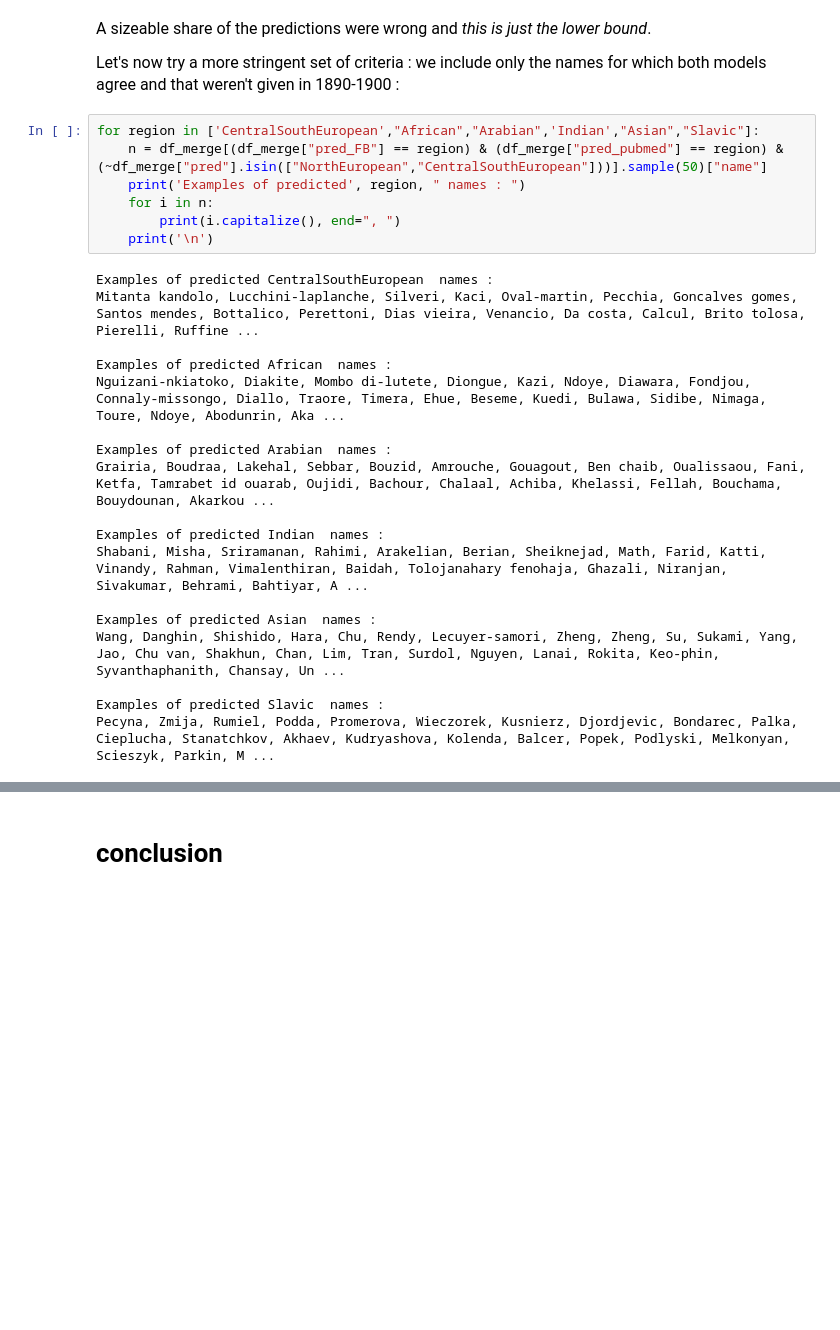
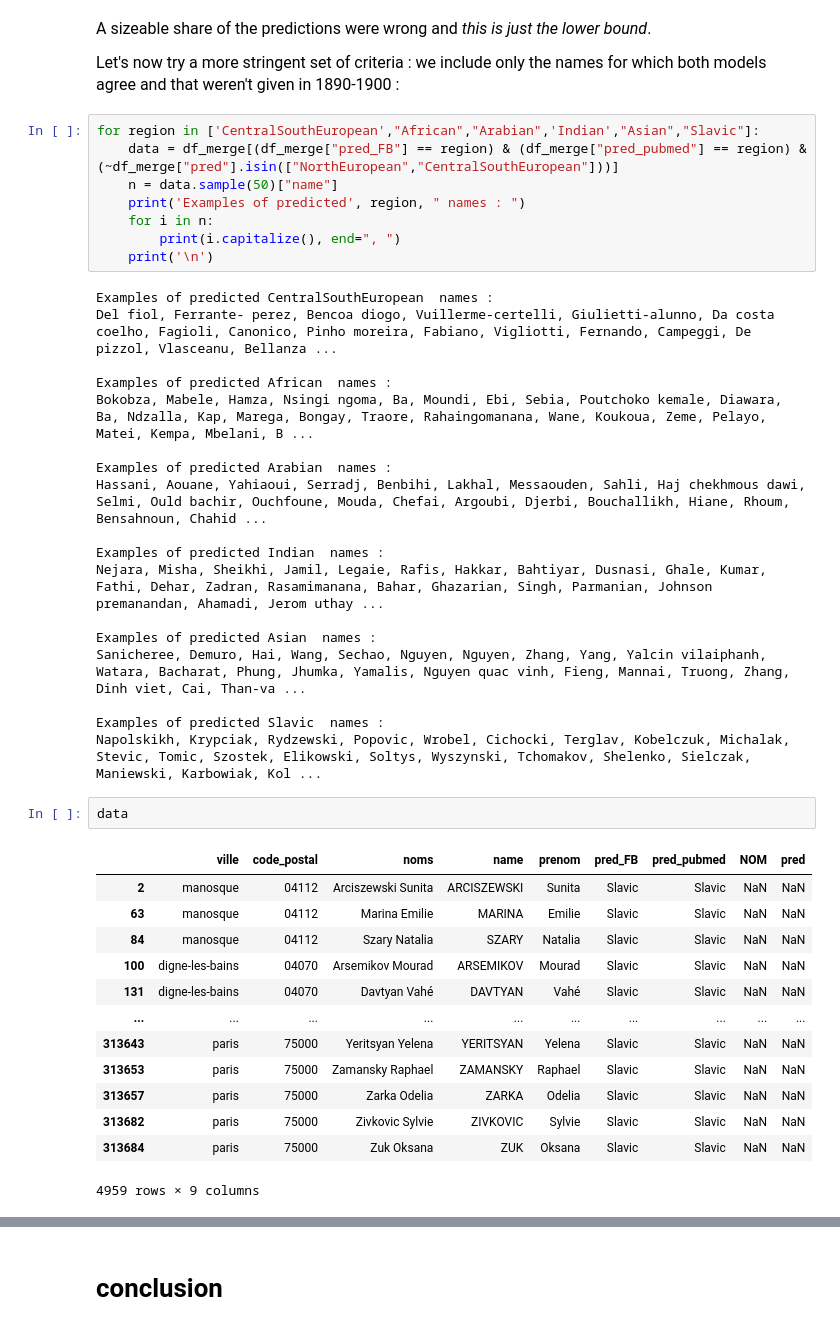
Before and after one commit to dlmrr/Facebook_names, a Jupyter notebook: notebooks/4. Testing on other data.ipynb, the cells around one changed output, grey strips where cells are left out. Cells and saved outputs as stored; diff of their text form; blank space fills up the shorter version.

```diff
--- a/notebooks/4. Testing on other data.ipynb
+++ b/notebooks/4. Testing on other data.ipynb
@@ -463,27 +463,44 @@ African pred_pubmed  :  42.3 % at least were in fact european names
 <font size="3">Let's now try a more stringent set of criteria : we include only the names for which both models agree and that weren't given in 1890-1900 :
 # %%
 for region in ['CentralSouthEuropean',"African","Arabian",'Indian',"Asian","Slavic"]:
-    n = df_merge[(df_merge["pred_FB"] == region) & (df_merge["pred_pubmed"] == region) & (~df_merge["pred"].isin(["NorthEuropean","CentralSouthEuropean"]))].sample(50)["name"]
+    data = df_merge[(df_merge["pred_FB"] == region) & (df_merge["pred_pubmed"] == region) & (~df_merge["pred"].isin(["NorthEuropean","CentralSouthEuropean"]))]
+    n = data.sample(50)["name"]
     print('Examples of predicted', region, " names : ")
     for i in n:
         print(i.capitalize(), end=", ")
     print('\n')
 # %% [output]
 Examples of predicted CentralSouthEuropean  names :
-Mitanta kandolo, Lucchini-laplanche, Silveri, Kaci, Oval-martin, Pecchia, Goncalves gomes, Santos mendes, Bottalico, Perettoni, Dias vieira, Venancio, Da costa, Calcul, Brito tolosa, Pierelli, Ruffine ...
+Del fiol, Ferrante- perez, Bencoa diogo, Vuillerme-certelli, Giulietti-alunno, Da costa coelho, Fagioli, Canonico, Pinho moreira, Fabiano, Vigliotti, Fernando, Campeggi, De pizzol, Vlasceanu, Bellanza ...
 
 Examples of predicted African  names :
-Nguizani-nkiatoko, Diakite, Mombo di-lutete, Diongue, Kazi, Ndoye, Diawara, Fondjou, Connaly-missongo, Diallo, Traore, Timera, Ehue, Beseme, Kuedi, Bulawa, Sidibe, Nimaga, Toure, Ndoye, Abodunrin, Aka ...
+Bokobza, Mabele, Hamza, Nsingi ngoma, Ba, Moundi, Ebi, Sebia, Poutchoko kemale, Diawara, Ba, Ndzalla, Kap, Marega, Bongay, Traore, Rahaingomanana, Wane, Koukoua, Zeme, Pelayo, Matei, Kempa, Mbelani, B ...
 
 Examples of predicted Arabian  names :
-Grairia, Boudraa, Lakehal, Sebbar, Bouzid, Amrouche, Gouagout, Ben chaib, Oualissaou, Fani, Ketfa, Tamrabet id ouarab, Oujidi, Bachour, Chalaal, Achiba, Khelassi, Fellah, Bouchama, Bouydounan, Akarkou ...
+Hassani, Aouane, Yahiaoui, Serradj, Benbihi, Lakhal, Messaouden, Sahli, Haj chekhmous dawi, Selmi, Ould bachir, Ouchfoune, Mouda, Chefai, Argoubi, Djerbi, Bouchallikh, Hiane, Rhoum, Bensahnoun, Chahid ...
 
 Examples of predicted Indian  names :
-Shabani, Misha, Sriramanan, Rahimi, Arakelian, Berian, Sheiknejad, Math, Farid, Katti, Vinandy, Rahman, Vimalenthiran, Baidah, Tolojanahary fenohaja, Ghazali, Niranjan, Sivakumar, Behrami, Bahtiyar, A ...
+Nejara, Misha, Sheikhi, Jamil, Legaie, Rafis, Hakkar, Bahtiyar, Dusnasi, Ghale, Kumar, Fathi, Dehar, Zadran, Rasamimanana, Bahar, Ghazarian, Singh, Parmanian, Johnson premanandan, Ahamadi, Jerom uthay ...
 
 Examples of predicted Asian  names :
-Wang, Danghin, Shishido, Hara, Chu, Rendy, Lecuyer-samori, Zheng, Zheng, Su, Sukami, Yang, Jao, Chu van, Shakhun, Chan, Lim, Tran, Surdol, Nguyen, Lanai, Rokita, Keo-phin, Syvanthaphanith, Chansay, Un ...
+Sanicheree, Demuro, Hai, Wang, Sechao, Nguyen, Nguyen, Zhang, Yang, Yalcin vilaiphanh, Watara, Bacharat, Phung, Jhumka, Yamalis, Nguyen quac vinh, Fieng, Mannai, Truong, Zhang, Dinh viet, Cai, Than-va ...
 
 Examples of predicted Slavic  names :
-Pecyna, Zmija, Rumiel, Podda, Promerova, Wieczorek, Kusnierz, Djordjevic, Bondarec, Palka, Cieplucha, Stanatchkov, Akhaev, Kudryashova, Kolenda, Balcer, Popek, Podlyski, Melkonyan, Scieszyk, Parkin, M ...
+Napolskikh, Krypciak, Rydzewski, Popovic, Wrobel, Cichocki, Terglav, Kobelczuk, Michalak, Stevic, Tomic, Szostek, Elikowski, Soltys, Wyszynski, Tchomakov, Shelenko, Sielczak, Maniewski, Karbowiak, Kol ...
+# %%
+data
+# %% [output]
+|  | ville | code_postal | noms | name | prenom | pred_FB | pred_pubmed | NOM | pred |
+| 2 | manosque | 04112 | Arciszewski Sunita | ARCISZEWSKI | Sunita | Slavic | Slavic | NaN | NaN |
+| 63 | manosque | 04112 | Marina Emilie | MARINA | Emilie | Slavic | Slavic | NaN | NaN |
+| 84 | manosque | 04112 | Szary Natalia | SZARY | Natalia | Slavic | Slavic | NaN | NaN |
+| 100 | digne-les-bains | 04070 | Arsemikov Mourad | ARSEMIKOV | Mourad | Slavic | Slavic | NaN | NaN |
+| 131 | digne-les-bains | 04070 | Davtyan Vahé | DAVTYAN | Vahé | Slavic | Slavic | NaN | NaN |
+| ... | ... | ... | ... | ... | ... | ... | ... | ... | ... |
+| 313643 | paris | 75000 | Yeritsyan Yelena | YERITSYAN | Yelena | Slavic | Slavic | NaN | NaN |
+| 313653 | paris | 75000 | Zamansky Raphael | ZAMANSKY | Raphael | Slavic | Slavic | NaN | NaN |
+| 313657 | paris | 75000 | Zarka Odelia | ZARKA | Odelia | Slavic | Slavic | NaN | NaN |
+| 313682 | paris | 75000 | Zivkovic Sylvie | ZIVKOVIC | Sylvie | Slavic | Slavic | NaN | NaN |
+| 313684 | paris | 75000 | Zuk Oksana | ZUK | Oksana | Slavic | Slavic | NaN | NaN |
+4959 rows × 9 columns
 # %% [markdown]
```
Also changed, not shown: parts of 2 cells of this notebook.
